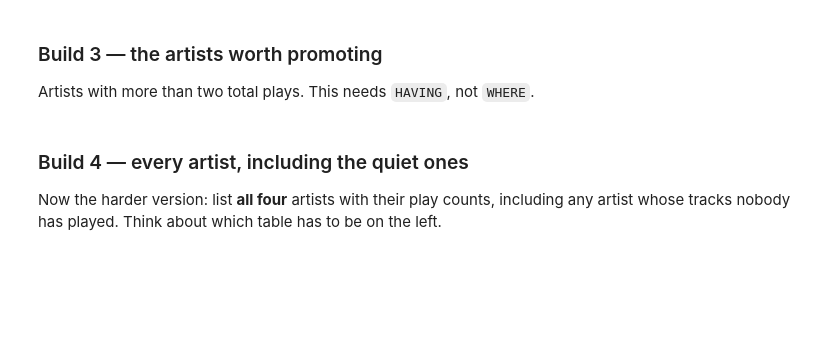
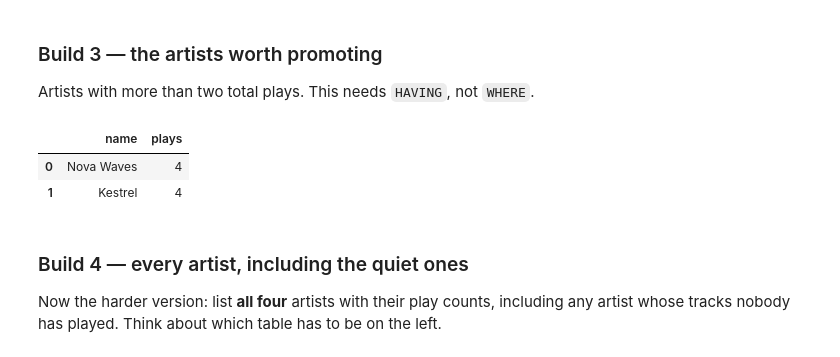
Before and after one commit to raffaellaalpaca-ai/ds2002-fa26, a Jupyter notebook: notebooks/02-sql-databases/2026-09-09 — SQLite Joins and Grouping — Studio.ipynb, the cells around one changed output. Cells and saved outputs as stored; diff of their text form; code cells hidden in the pictures; blank space fills up the shorter version.

```diff
--- a/notebooks/02-sql-databases/2026-09-09 — SQLite Joins and Grouping — Studio.ipynb
+++ b/notebooks/02-sql-databases/2026-09-09 — SQLite Joins and Grouping — Studio.ipynb
@@ -193,8 +193,18 @@ The untagged track is not shown as a genre because it does not have a genre valu
 Artists with more than two total plays. This needs `HAVING`, not `WHERE`.
 # %%
 q('''
-
+SELECT a.name, COUNT(*) AS plays --shows artists name and count how many plays
+FROM plays p --start from the plays table
+JOIN tracks t ON p.track_id = t.track_id --connect each play to its track
+JOIN artists a ON t.artist_id = a.artist_id --connect each track to its artist
+GROUP BY a.name   --group by artist name
+HAVING COUNT(*) > 2 --only keeping artists with more than 2 plays
+ORDER BY plays DESC --sort by plays in descending order
 ''')
+# %% [output]
+|  | name | plays |
+| 0 | Nova Waves | 4 |
+| 1 | Kestrel | 4 |
 # %% [markdown]
 ### Build 4 — every artist, including the quiet ones
 
```
